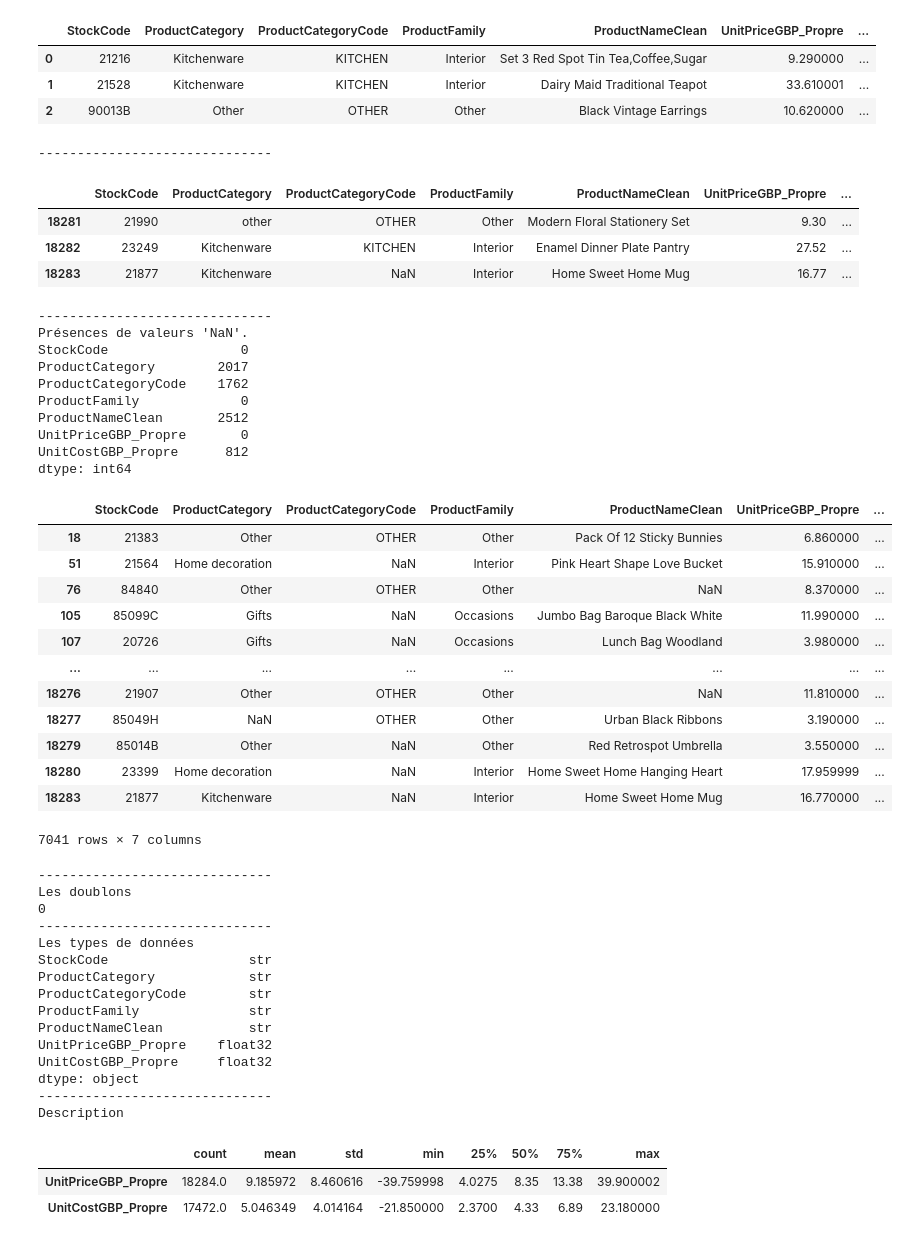
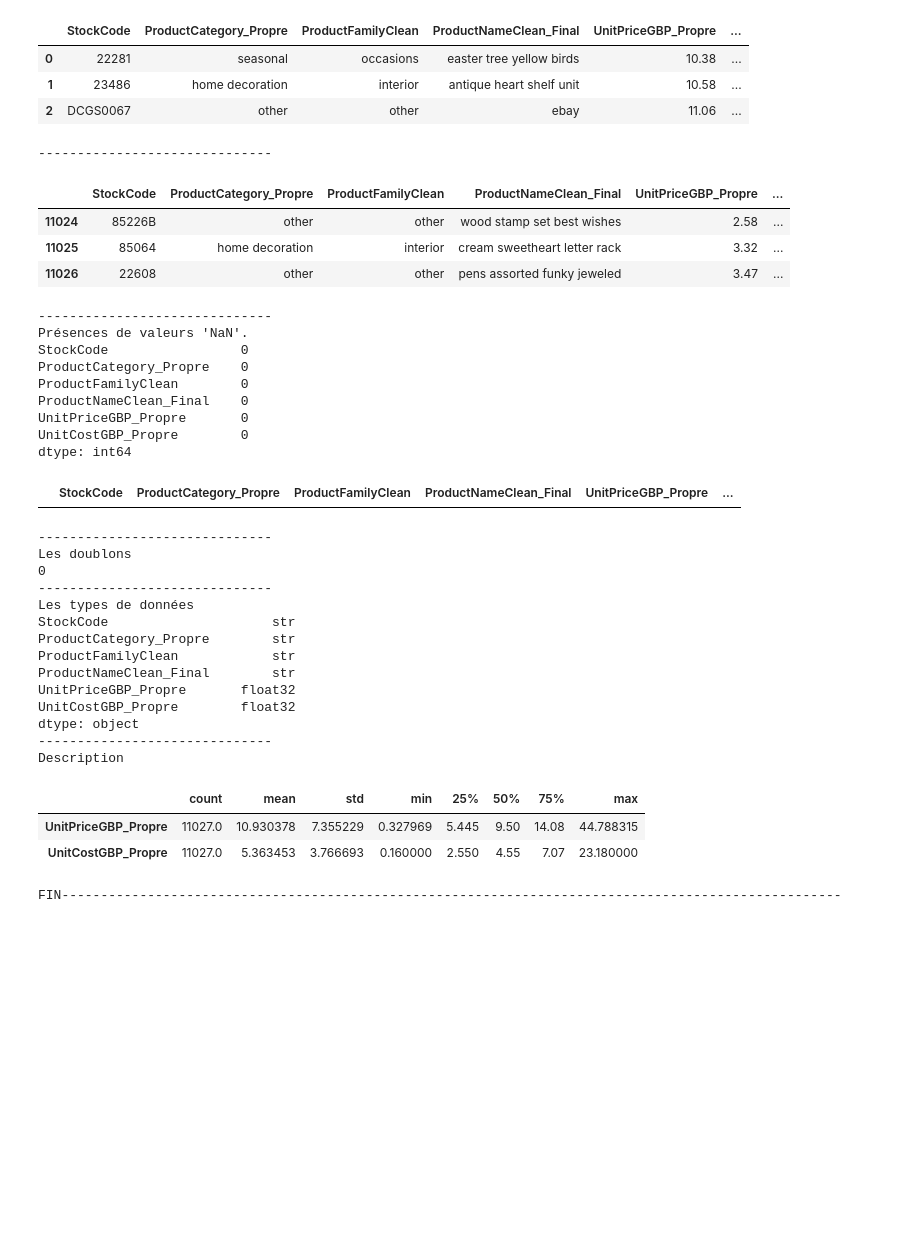
Before and after one commit to clawyunkai/Brief-15_retailcorps_Marketing, a Jupyter notebook: 01_Exploration&Nettoyage_Chris.ipynb, the cells around one changed output. Cells and saved outputs as stored; diff of their text form; code cells hidden in the pictures; blank space fills up the shorter version.

```diff
--- a/01_Exploration&Nettoyage_Chris.ipynb
+++ b/01_Exploration&Nettoyage_Chris.ipynb
@@ -166,3 +278,3 @@ df_clients_clean=duckdb.query(f"""
 # %%
-explorer_dataset(df_clients)
+explorer_dataset(df_products_clean)
 # %% [output]
@@ -170,51 +282,38 @@ Start ---------- Pour ce dataset, la taille est de (18284, 7) ----------
 ------------------------------
-|  | StockCode | ProductCategory | ProductCategoryCode | ProductFamily | ProductNameClean | UnitPriceGBP_Propre | ... |
-| 0 | 21216 | Kitchenware | KITCHEN | Interior | Set 3 Red Spot Tin Tea,Coffee,Sugar | 9.290000 | ... |
-| 1 | 21528 | Kitchenware | KITCHEN | Interior | Dairy Maid Traditional Teapot | 33.610001 | ... |
-| 2 | 90013B | Other | OTHER | Other | Black Vintage Earrings | 10.620000 | ... |
+|  | StockCode | ProductCategory_Propre | ProductFamilyClean | ProductNameClean_Final | UnitPriceGBP_Propre | ... |
+| 0 | 22281 | seasonal | occasions | easter tree yellow birds | 10.38 | ... |
+| 1 | 23486 | home decoration | interior | antique heart shelf unit | 10.58 | ... |
+| 2 | DCGS0067 | other | other | ebay | 11.06 | ... |
 ------------------------------
-|  | StockCode | ProductCategory | ProductCategoryCode | ProductFamily | ProductNameClean | UnitPriceGBP_Propre | ... |
-| 18281 | 21990 | other | OTHER | Other | Modern Floral Stationery Set | 9.30 | ... |
-| 18282 | 23249 | Kitchenware | KITCHEN | Interior | Enamel Dinner Plate Pantry | 27.52 | ... |
-| 18283 | 21877 | Kitchenware | NaN | Interior | Home Sweet Home Mug | 16.77 | ... |
+|  | StockCode | ProductCategory_Propre | ProductFamilyClean | ProductNameClean_Final | UnitPriceGBP_Propre | ... |
+| 11024 | 85226B | other | other | wood stamp set best wishes | 2.58 | ... |
+| 11025 | 85064 | home decoration | interior | cream sweetheart letter rack | 3.32 | ... |
+| 11026 | 22608 | other | other | pens assorted funky jeweled | 3.47 | ... |
 ------------------------------
 Présences de valeurs 'NaN'.
 StockCode                 0
-ProductCategory        2017
-ProductCategoryCode    1762
-ProductFamily             0
-ProductNameClean       2512
+ProductCategory_Propre    0
+ProductFamilyClean        0
+ProductNameClean_Final    0
 UnitPriceGBP_Propre       0
-UnitCostGBP_Propre      812
+UnitCostGBP_Propre        0
 dtype: int64
-|  | StockCode | ProductCategory | ProductCategoryCode | ProductFamily | ProductNameClean | UnitPriceGBP_Propre | ... |
-| 18 | 21383 | Other | OTHER | Other | Pack Of 12 Sticky Bunnies | 6.860000 | ... |
-| 51 | 21564 | Home decoration | NaN | Interior | Pink Heart Shape Love Bucket | 15.910000 | ... |
-| 76 | 84840 | Other | OTHER | Other | NaN | 8.370000 | ... |
-| 105 | 85099C | Gifts | NaN | Occasions | Jumbo Bag Baroque Black White | 11.990000 | ... |
-| 107 | 20726 | Gifts | NaN | Occasions | Lunch Bag Woodland | 3.980000 | ... |
-| ... | ... | ... | ... | ... | ... | ... | ... |
-| 18276 | 21907 | Other | OTHER | Other | NaN | 11.810000 | ... |
-| 18277 | 85049H | NaN | OTHER | Other | Urban Black Ribbons | 3.190000 | ... |
-| 18279 | 85014B | Other | NaN | Other | Red Retrospot Umbrella | 3.550000 | ... |
-| 18280 | 23399 | Home decoration | NaN | Interior | Home Sweet Home Hanging Heart | 17.959999 | ... |
-| 18283 | 21877 | Kitchenware | NaN | Interior | Home Sweet Home Mug | 16.770000 | ... |
+|  | StockCode | ProductCategory_Propre | ProductFamilyClean | ProductNameClean_Final | UnitPriceGBP_Propre | ... |
-7041 rows × 7 columns
+------------------------------
+Les doublons
+0
+------------------------------
+Les types de données
+StockCode                     str
+ProductCategory_Propre        str
+ProductFamilyClean            str
+ProductNameClean_Final        str
+UnitPriceGBP_Propre       float32
+UnitCostGBP_Propre        float32
+dtype: object
+------------------------------
+Description
+|  | count | mean | std | min | 25% | 50% | 75% | max |
+| UnitPriceGBP_Propre | 11027.0 | 10.930378 | 7.355229 | 0.327969 | 5.445 | 9.50 | 14.08 | 44.788315 |
+| UnitCostGBP_Propre | 11027.0 | 5.363453 | 3.766693 | 0.160000 | 2.550 | 4.55 | 7.07 | 23.180000 |
-------------------------------
-Les doublons
-0
-------------------------------
-Les types de données
-StockCode                  str
-ProductCategory            str
-ProductCategoryCode        str
-ProductFamily              str
-ProductNameClean           str
-UnitPriceGBP_Propre    float32
-UnitCostGBP_Propre     float32
-dtype: object
-------------------------------
-Description
+FIN----------------------------------------------------------------------------------------------------
-|  | count | mean | std | min | 25% | 50% | 75% | max |
-| UnitPriceGBP_Propre | 18284.0 | 9.185972 | 8.460616 | -39.759998 | 4.0275 | 8.35 | 13.38 | 39.900002 |
-| UnitCostGBP_Propre | 17472.0 | 5.046349 | 4.014164 | -21.850000 | 2.3700 | 4.33 | 6.89 | 23.180000 |
```
Also changed, not shown: parts of 11 cells of this notebook.
